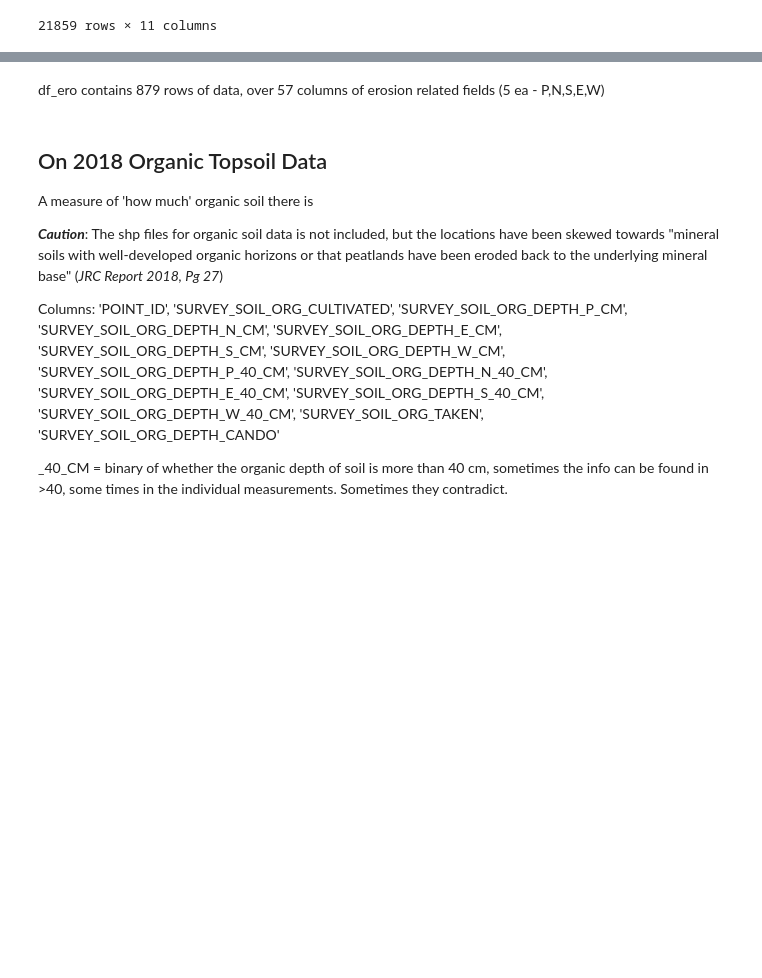
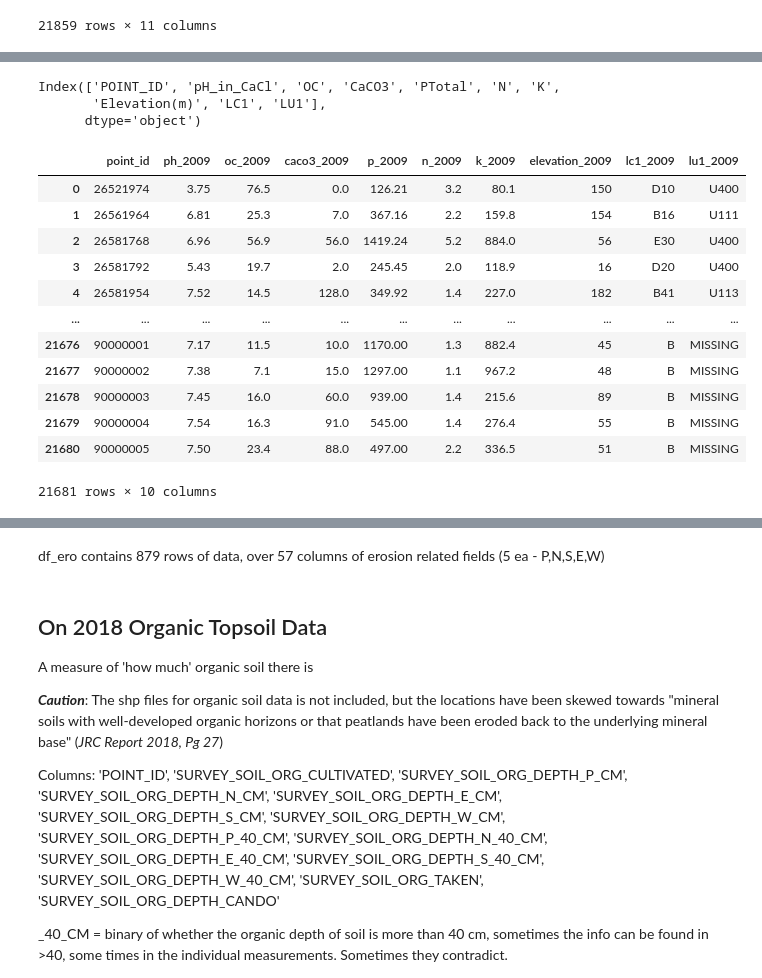
Before and after one commit to IndianGrandpa/AI4ls-Team-52, a Jupyter notebook: data/jc-interim/EDA.ipynb, the cells around one changed output, grey strips where cells are left out. Drawn from its saved outputs; the diff is of its cells as text; code cells hidden in the pictures; blank space fills up the shorter version.

```diff
--- a/data/jc-interim/EDA.ipynb
+++ b/data/jc-interim/EDA.ipynb
@@ -567,0 +584,35 @@ df_2015.to_csv("df_2015.csv", index=False)
+# %%
+df_2009 = lucas_2009_soil_data.loc[:, ['POINT_ID', 'pH_in_CaCl', 'OC', 'CaCO3', 'PTotal', 'N', 'K','Elevation(m)',
+       'LC1', 'LU1']]
+# %%
+df_2009.columns
+# %% [output]
+Index(['POINT_ID', 'pH_in_CaCl', 'OC', 'CaCO3', 'PTotal', 'N', 'K',
+       'Elevation(m)', 'LC1', 'LU1'],
+      dtype='object')
+# %%
+df_2009.rename({'POINT_ID': 'point_id',
+                 'pH_in_CaCl': 'ph_2009',
+                 'OC': 'oc_2009',
+                 'CaCO3': 'caco3_2009',
+                 'PTotal': 'p_2009',
+                 'N': 'n_2009',
+                 'K': 'k_2009',
+                 'Elevation(m)': 'elevation_2009',
+                 'LC1': 'lc1_2009',
+                 'LU1': 'lu1_2009'}, axis='columns', inplace=True)
+df_2009
+# %% [output]
+|  | point_id | ph_2009 | oc_2009 | caco3_2009 | p_2009 | n_2009 | k_2009 | elevation_2009 | lc1_2009 | lu1_2009 |
+| 0 | 26521974 | 3.75 | 76.5 | 0.0 | 126.21 | 3.2 | 80.1 | 150 | D10 | U400 |
+| 1 | 26561964 | 6.81 | 25.3 | 7.0 | 367.16 | 2.2 | 159.8 | 154 | B16 | U111 |
+| 2 | 26581768 | 6.96 | 56.9 | 56.0 | 1419.24 | 5.2 | 884.0 | 56 | E30 | U400 |
+| 3 | 26581792 | 5.43 | 19.7 | 2.0 | 245.45 | 2.0 | 118.9 | 16 | D20 | U400 |
+| 4 | 26581954 | 7.52 | 14.5 | 128.0 | 349.92 | 1.4 | 227.0 | 182 | B41 | U113 |
+| ... | ... | ... | ... | ... | ... | ... | ... | ... | ... | ... |
+| 21676 | 90000001 | 7.17 | 11.5 | 10.0 | 1170.00 | 1.3 | 882.4 | 45 | B | MISSING |
+| 21677 | 90000002 | 7.38 | 7.1 | 15.0 | 1297.00 | 1.1 | 967.2 | 48 | B | MISSING |
+| 21678 | 90000003 | 7.45 | 16.0 | 60.0 | 939.00 | 1.4 | 215.6 | 89 | B | MISSING |
+| 21679 | 90000004 | 7.54 | 16.3 | 91.0 | 545.00 | 1.4 | 276.4 | 55 | B | MISSING |
+| 21680 | 90000005 | 7.50 | 23.4 | 88.0 | 497.00 | 2.2 | 336.5 | 51 | B | MISSING |
+21681 rows × 10 columns
```
Also changed, not shown: parts of 4 cells of this notebook, 3 other files.
